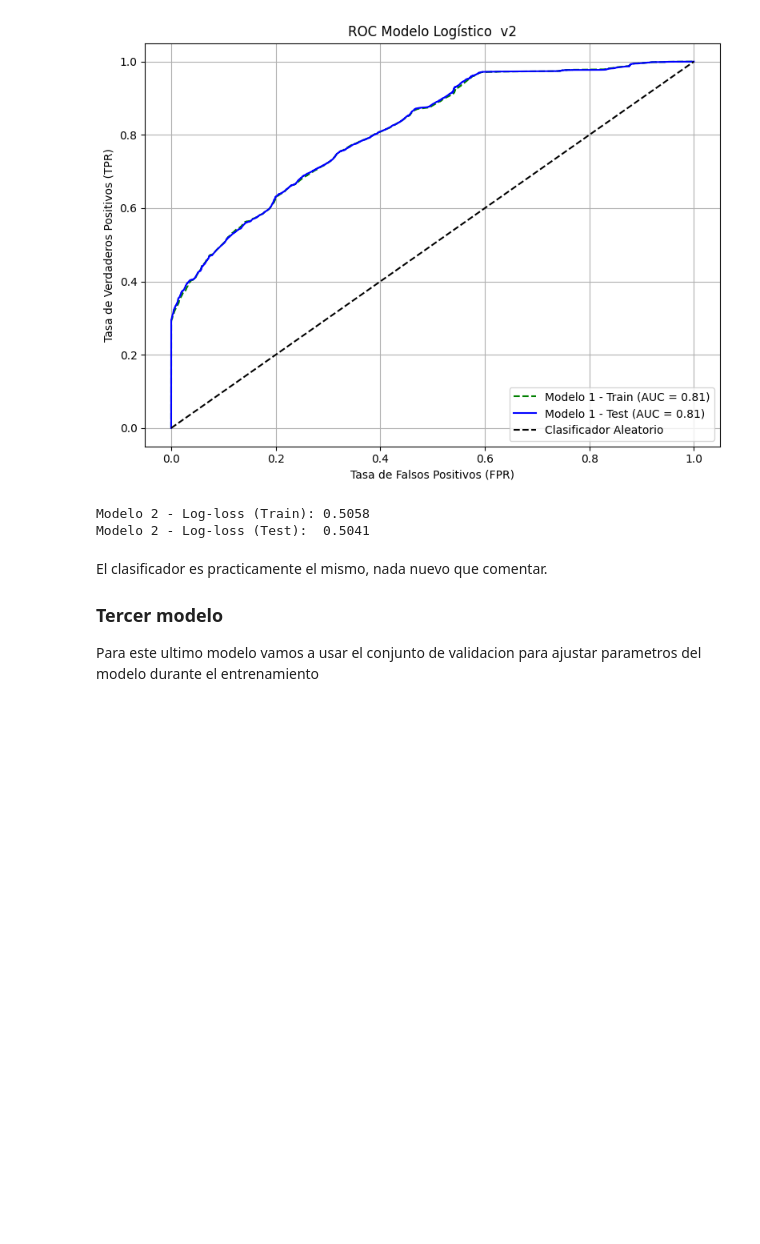
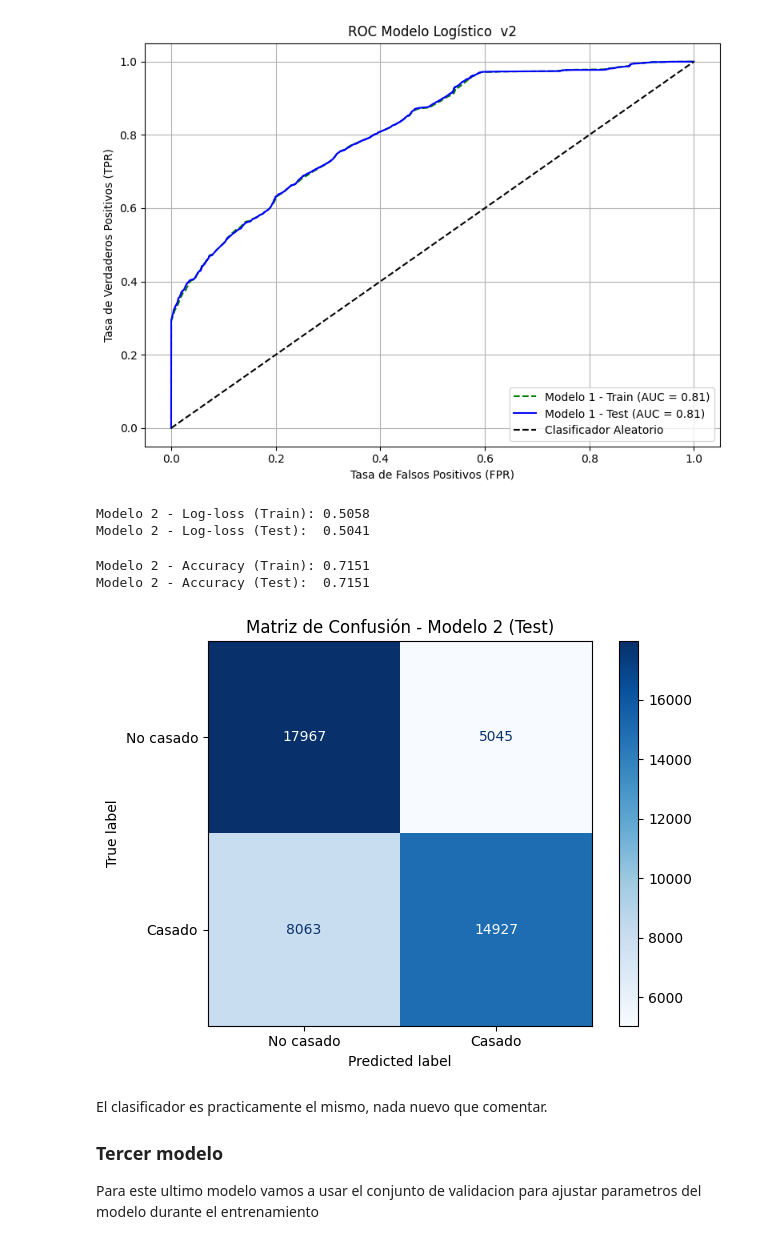
Before and after one commit to DanielRasho/MD-Proyecto3, a Jupyter notebook: ReporteFinal.ipynb, the cells around one changed output. Drawn from its saved outputs; the diff is of its cells as text; code cells hidden in the pictures; blank space fills up the shorter version.

```diff
--- a/ReporteFinal.ipynb
+++ b/ReporteFinal.ipynb
@@ -1451,6 +1576,32 @@ print(f"Modelo 2 - Log-loss (Test):  {logloss_v2_test:.4f}")
 [figure]
 Modelo 2 - Log-loss (Train): 0.5058
 Modelo 2 - Log-loss (Test):  0.5041
+# %%
+# Convertir probabilidades a clases usando umbral 0.5
+y_pred_v2_test = (y_proba_v2_test >= 0.5).astype(int)
+y_pred_v2_train = (y_proba_v2_train >= 0.5).astype(int)
+
+# Calcular accuracy
+acc_v2_train = accuracy_score(y_train, y_pred_v2_train)
+acc_v2_test = accuracy_score(y_test, y_pred_v2_test)
+
+print(f"Modelo 2 - Accuracy (Train): {acc_v2_train:.4f}")
+print(f"Modelo 2 - Accuracy (Test):  {acc_v2_test:.4f}")
+
+# Matriz de confusión (Test)
+cm_v2_test = confusion_matrix(y_test, y_pred_v2_test)
+
+# Mostrar matriz de confusión
+disp = ConfusionMatrixDisplay(confusion_matrix=cm_v2_test, display_labels=["No casado", "Casado"])
+disp.plot(cmap='Blues')
+plt.title('Matriz de Confusión - Modelo 2 (Test)')
+plt.grid(False)
+plt.tight_layout()
+plt.show()
+# %% [output]
+Modelo 2 - Accuracy (Train): 0.7151
+Modelo 2 - Accuracy (Test):  0.7151
+[figure, added]
 # %% [markdown]
 El clasificador es practicamente el mismo, nada nuevo que comentar.
 
```
Also changed, not shown: parts of 30 cells of this notebook, 1 other file.
